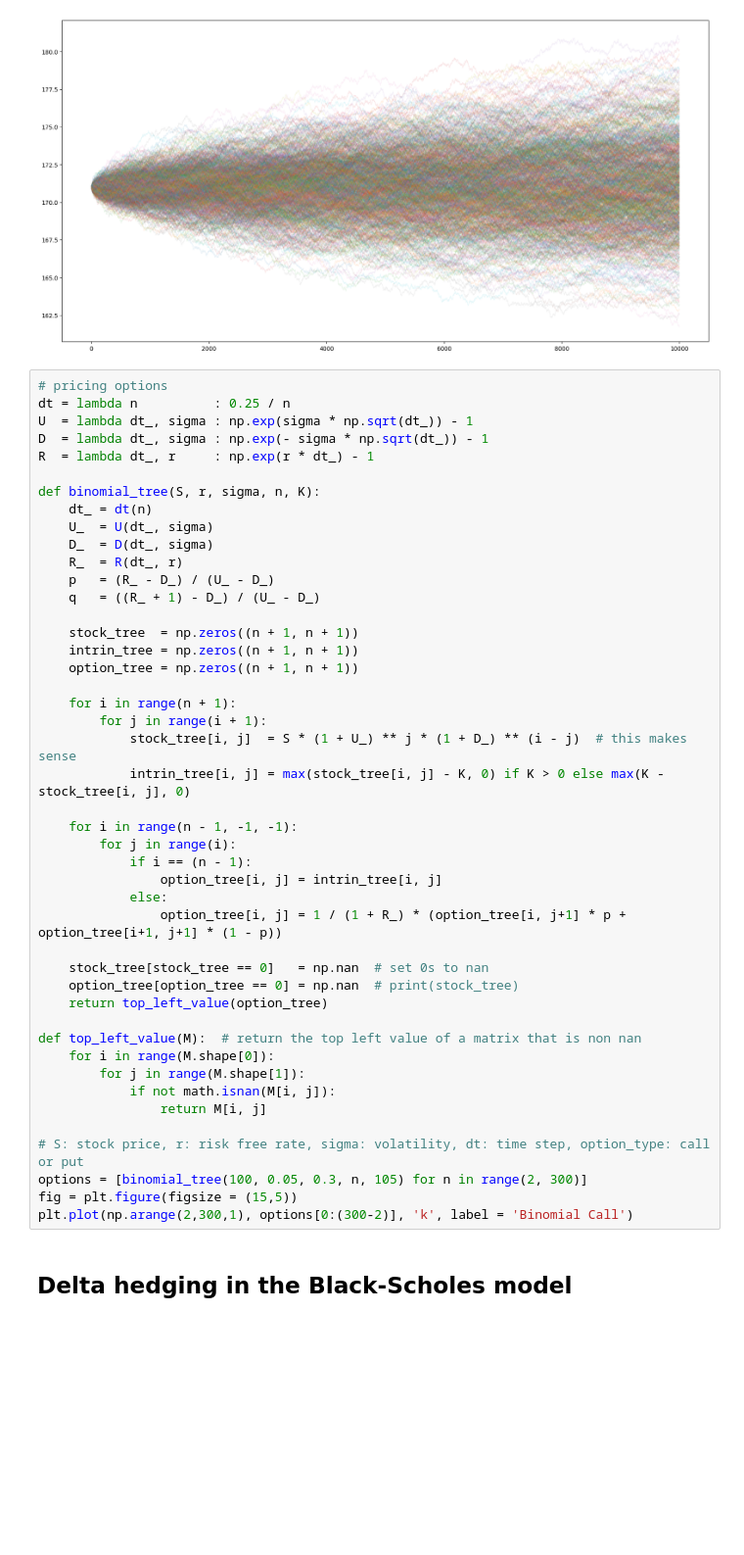
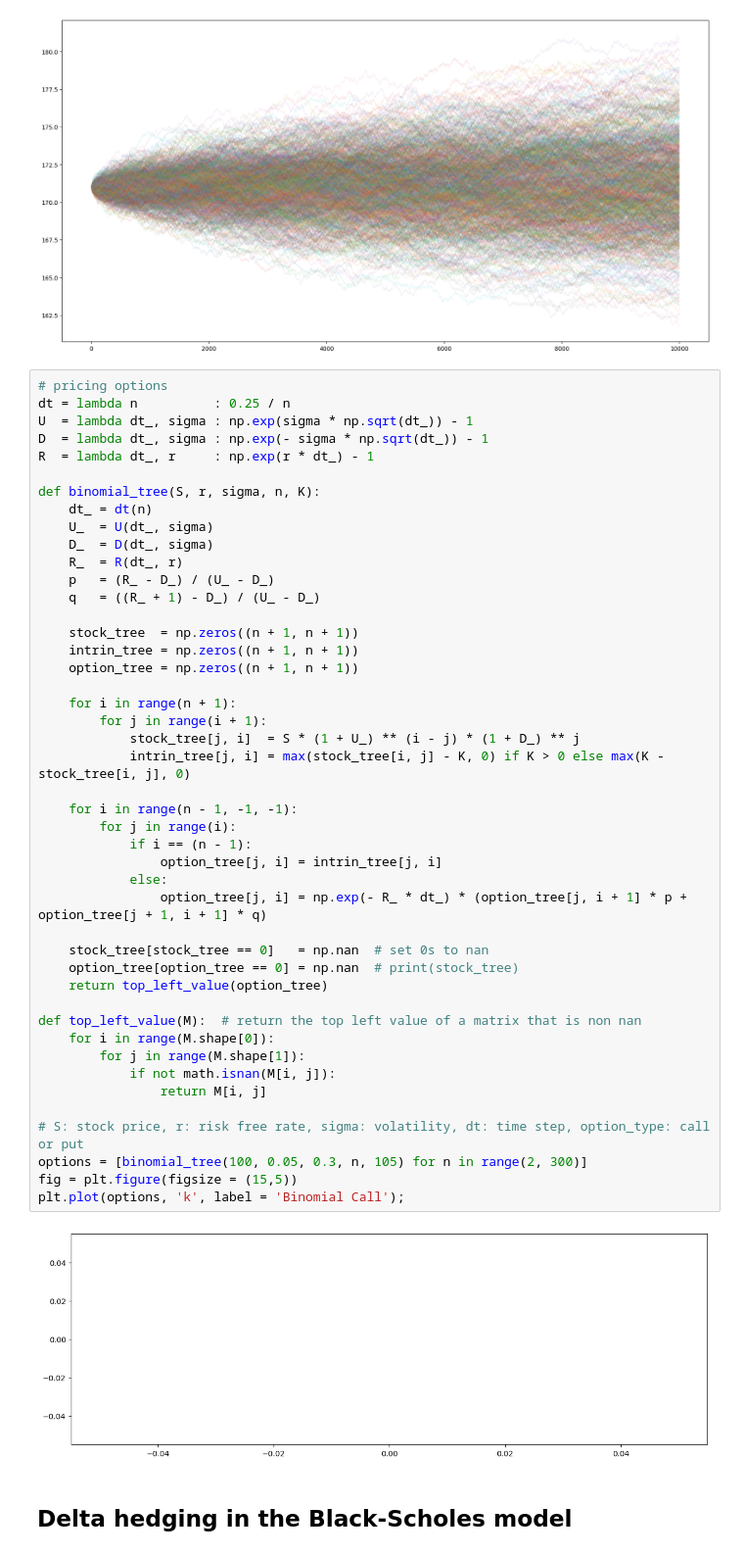
Before and after one commit to syrkis/finfun, a Jupyter notebook: notebook.ipynb, the cells around one changed output. Shown at 98% size. Saved outputs shown, nothing was run; the diff lists cells and outputs as text; blank space fills up the shorter version.

```diff
--- a/notebook.ipynb
+++ b/notebook.ipynb
@@ -133,38 +133,40 @@ def binomial_tree(S, r, sigma, n, K):
     D_  = D(dt_, sigma)
     R_  = R(dt_, r)
     p   = (R_ - D_) / (U_ - D_)
     q   = ((R_ + 1) - D_) / (U_ - D_)
 
     stock_tree  = np.zeros((n + 1, n + 1))
     intrin_tree = np.zeros((n + 1, n + 1))
     option_tree = np.zeros((n + 1, n + 1))
 
     for i in range(n + 1):
         for j in range(i + 1):
-            stock_tree[i, j]  = S * (1 + U_) ** j * (1 + D_) ** (i - j)  # this makes sense
-            intrin_tree[i, j] = max(stock_tree[i, j] - K, 0) if K > 0 else max(K - stock_tree[i, j], 0)
+            stock_tree[j, i]  = S * (1 + U_) ** (i - j) * (1 + D_) ** j
+            intrin_tree[j, i] = max(stock_tree[i, j] - K, 0) if K > 0 else max(K - stock_tree[i, j], 0)
 
     for i in range(n - 1, -1, -1):
         for j in range(i):
             if i == (n - 1):
-                option_tree[i, j] = intrin_tree[i, j]
+                option_tree[j, i] = intrin_tree[j, i]
             else:
-                option_tree[i, j] = 1 / (1 + R_) * (option_tree[i, j+1] * p + option_tree[i+1, j+1] * (1 - p))
+                option_tree[j, i] = np.exp(- R_ * dt_) * (option_tree[j, i + 1] * p + option_tree[j + 1, i + 1] * q)
 
     stock_tree[stock_tree == 0]   = np.nan  # set 0s to nan
     option_tree[option_tree == 0] = np.nan  # print(stock_tree)
     return top_left_value(option_tree)
 
 def top_left_value(M):  # return the top left value of a matrix that is non nan
     for i in range(M.shape[0]):
         for j in range(M.shape[1]):
             if not math.isnan(M[i, j]):
                 return M[i, j]
 
 # S: stock price, r: risk free rate, sigma: volatility, dt: time step, option_type: call or put
 options = [binomial_tree(100, 0.05, 0.3, n, 105) for n in range(2, 300)]
 fig = plt.figure(figsize = (15,5))
-plt.plot(np.arange(2,300,1), options[0:(300-2)], 'k', label = 'Binomial Call')
+plt.plot(options, 'k', label = 'Binomial Call');
+# %% [output]
+[figure, added]
 # %% [markdown]
 ## Delta hedging in the Black-Scholes model
 # %%
```
